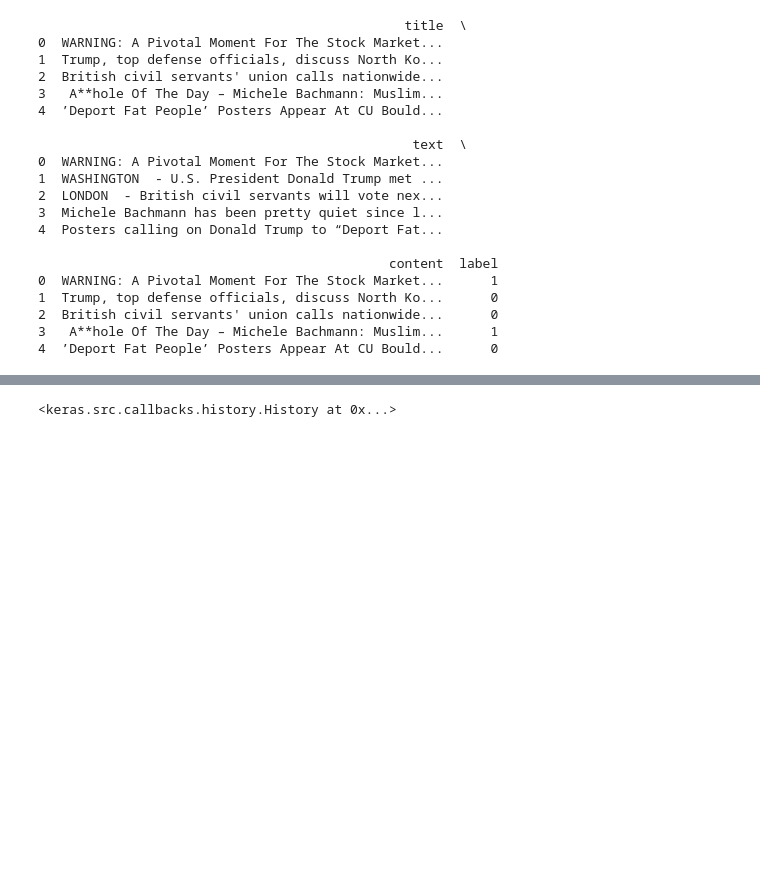
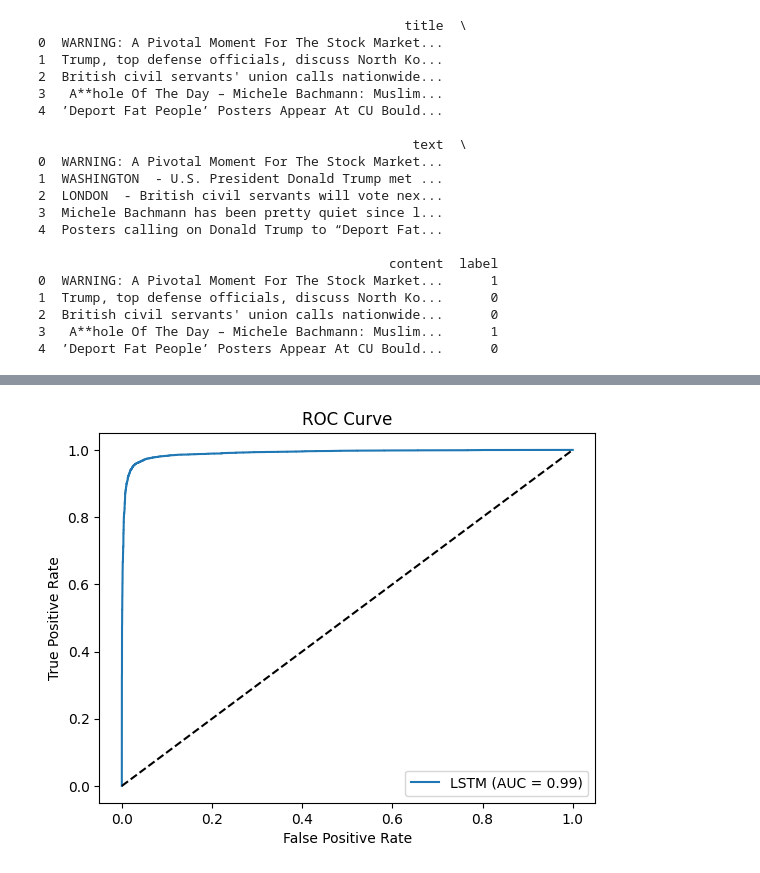
Before and after one commit to saif9402/Dr-Wessam-Project, a Jupyter notebook: Count_Vectorizer_Feature_Extarction.ipynb, the cells around one changed output, grey strips where cells are left out. Cells and saved outputs as stored; diff of their text form; code cells hidden in the pictures; blank space fills up the shorter version.

```diff
--- a/Count_Vectorizer_Feature_Extarction.ipynb
+++ b/Count_Vectorizer_Feature_Extarction.ipynb
@@ -177,5 +368,47 @@ lstm_model = Sequential([
 ])
 lstm_model.compile(loss='binary_crossentropy', optimizer='adam', metrics=['accuracy'])
 lstm_model.fit(X_train_pad, y_train, validation_data=(X_val_pad, y_val), epochs=10, batch_size=32, callbacks=[EarlyStopping(patience=3)])
+
+from sklearn.metrics import accuracy_score, recall_score, f1_score, roc_auc_score, classification_report, confusion_matrix, roc_curve
+import matplotlib.pyplot as plt
+import numpy as np
+
+# Predict
+y_train_pred_prob = lstm_model.predict(X_train_pad)
+y_test_pred_prob = lstm_model.predict(X_test_pad)
+
+# Convert probabilities to class labels
+y_train_pred = (y_train_pred_prob > 0.5).astype(int)
+y_test_pred = (y_test_pred_prob > 0.5).astype(int)
+
+# Training Accuracy
+train_acc = accuracy_score(y_train, y_train_pred)
+# Testing Accuracy
+test_acc = accuracy_score(y_test, y_test_pred)
+# Recall
+recall = recall_score(y_test, y_test_pred)
+# F1 Score
+f1 = f1_score(y_test, y_test_pred)
+# AUC
+auc = roc_auc_score(y_test, y_test_pred_prob)
+
+# Print metrics
+print(f"LSTM → Training Accuracy: {train_acc:.4f}")
+print(f"LSTM → Testing Accuracy: {test_acc:.4f}")
+print(f" Recall: {recall:.4f}")
+print(f" F1 Score: {f1:.4f}")
+print(f" AUC Score: {auc:.4f}")
+print("\n Classification Report:\n", classification_report(y_test, y_test_pred))
+print(" Confusion Matrix:\n", confusion_matrix(y_test, y_test_pred))
+
+# Plot ROC Curve
+fpr, tpr, _ = roc_curve(y_test, y_test_pred_prob)
+plt.plot(fpr, tpr, label="LSTM (AUC = {:.2f})".format(auc))
+plt.plot([0, 1], [0, 1], 'k--')
+plt.xlabel("False Positive Rate")
+plt.ylabel("True Positive Rate")
+plt.title("ROC Curve")
+plt.legend()
+plt.show()
 # %% [output]
 Epoch 1/10
@@ -195 +431 @@ Epoch 7/10
-<keras.src.callbacks.history.History at 0x...>
+[figure, added]
```
Also changed, not shown: parts of 17 cells of this notebook.
